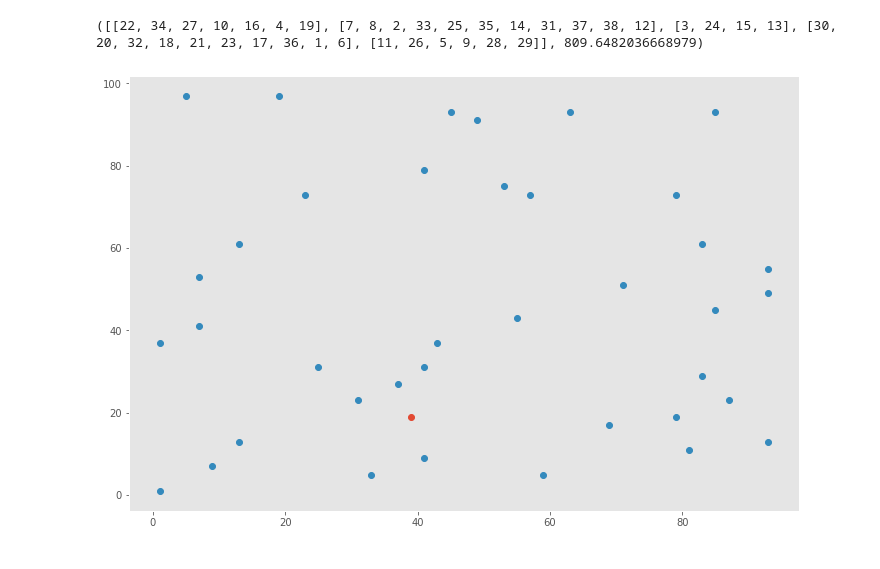
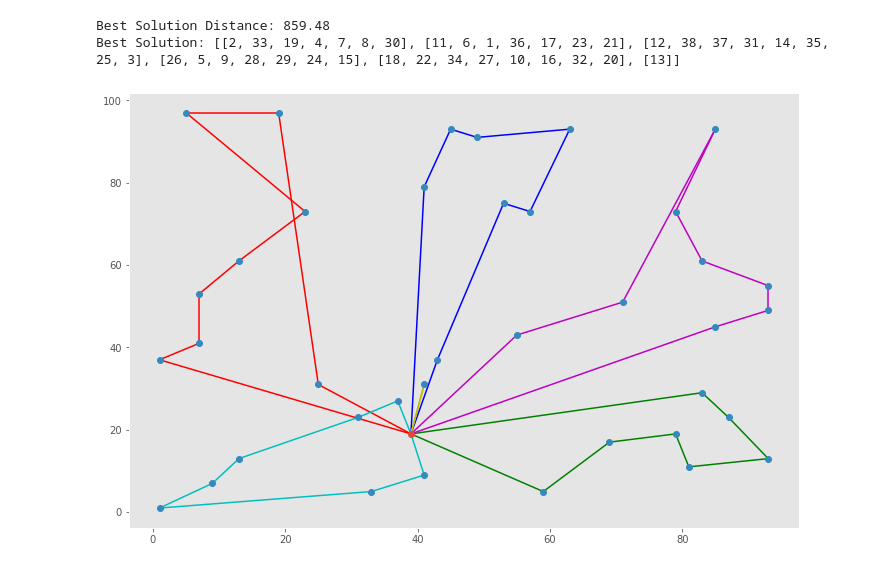
Before and after one commit to Nixuri/AntColony, a Jupyter notebook: code.ipynb, the cells around one changed output. Cells and saved outputs as stored; diff of their text form; code cells hidden in the pictures.

Commit message:
Cleaning visualization

```diff
--- a/code.ipynb
+++ b/code.ipynb
@@ -10,12 +10,12 @@ plt.style.use("ggplot")
 plt.rcParams["figure.figsize"] = 12, 8
 # %%
 class Model:
-    def __init__(self,input_address,alpha=2,beta=5,sigma=3,ro=0.8,th=80,n_population=22,max_iter=1000):
+    def __init__(self,input_address,alpha=2,beta=5,sigma=3,ro=0.8,theta=80,n_population=100,max_iter=1000):
         self.alpha = alpha
         self.beta = beta
         self.sigma = sigma
         self.ro = ro
-        self.th = th
+        self.theta = theta
         self.n_population = n_population
         self.max_iter = max_iter
 
@@ -25,13 +25,21 @@ class Model:
         self.depot = self.graph[0,1:3]
         self.dists = np.linalg.norm(self.graph[:,np.newaxis,1:3]-self.graph[np.newaxis,:,1:3], axis=-1)
         self.pheromones = 1/(self.dists+np.diag(np.full(self.dists.shape[0],1)))
-        # self.pheromones = np.ones((self.graph.shape[0],self.graph.shape[0]))
 
-    def plot(self):
+    def plot(self,solution):
         graph = self.graph
+
+        for (path,color) in zip(solution[0],['b','g','r','c','m','y']):
+            src = 0
+            for des in path:
+                plt.plot([graph[src,1],graph[des,1]],[graph[src,2],graph[des,2]],color)
+                src = des
+            plt.plot([graph[src,1],graph[0,1]],[graph[src,2],graph[0,2]],color)
+
         plt.plot(graph[0,1],graph[0,2], 'o')
         plt.plot(graph[1:,1],graph[1:,2], 'o')
         plt.grid(False)
+        plt.show()
 
     @staticmethod
     def preprocess(input_address):
@@ -60,7 +68,7 @@ class Model:
             path.append(customer)
             customers.remove(customer)
 
-            while(len(customers) != 0 and capacity > 0):
+            while(len(customers) != 0):
 
                 probs = []
                 for i in customers:
@@ -70,8 +78,11 @@ class Model:
                 customer = np.random.choice(customers, p=probs)
                 capacity -= demands[customer]
 
-                path.append(customer)
-                customers.remove(customer)
+                if capacity > 0:
+                    path.append(customer)
+                    customers.remove(customer)
+                else:
+                    break
             solution.append(path)
         return solution
 
@@ -89,7 +100,7 @@ class Model:
 
     def update(self,best_solution,solutions):
         avg_dist = np.sum([x[1] for x in solutions])/len(solutions)
-        self.pheromones *= (self.ro+self.th/avg_dist)
+        self.pheromones *= (self.ro+self.theta/avg_dist)
         solutions.sort(key = lambda x: x[1])
 
         if best_solution:
@@ -120,7 +131,6 @@ class Model:
                 solution = self.ant_search()
                 solutions.append((solution,self.evaluate(solution)))
             best_solution = self.update(best_solution,solutions)
-            print(best_solution[1])
         return best_solution
 
 
@@ -150,6 +141,0 @@ best_solution = model.learn()
-# %%
-print(best_solution)
-model.plot()
-# %% [output]
-([[22, 34, 27, 10, 16, 4, 19], [7, 8, 2, 33, 25, 35, 14, 31, 37, 38, 12], [3, 24, 15, 13], [30, 20, 32, 18, 21, 23, 17, 36, 1, 6], [11, 26, 5, 9, 28, 29]], 809.6482036668979)
-[figure, removed]
@@ -254,0 +142,8 @@ main()
+# %%
+print(f"Best Solution Distance: {best_solution[1]:4.2f}")
+print(f"Best Solution: {best_solution[0]}")
+model.plot(best_solution)
+# %% [output]
+Best Solution Distance: 859.48
+Best Solution: [[2, 33, 19, 4, 7, 8, 30], [11, 6, 1, 36, 17, 23, 21], [12, 38, 37, 31, 14, 35, 25, 3], [26, 5, 9, 28, 29, 24, 15], [18, 22, 34, 27, 10, 16, 32, 20], [13]]
+[figure, added]
```
Also changed, not shown: parts of 2 cells of this notebook.
